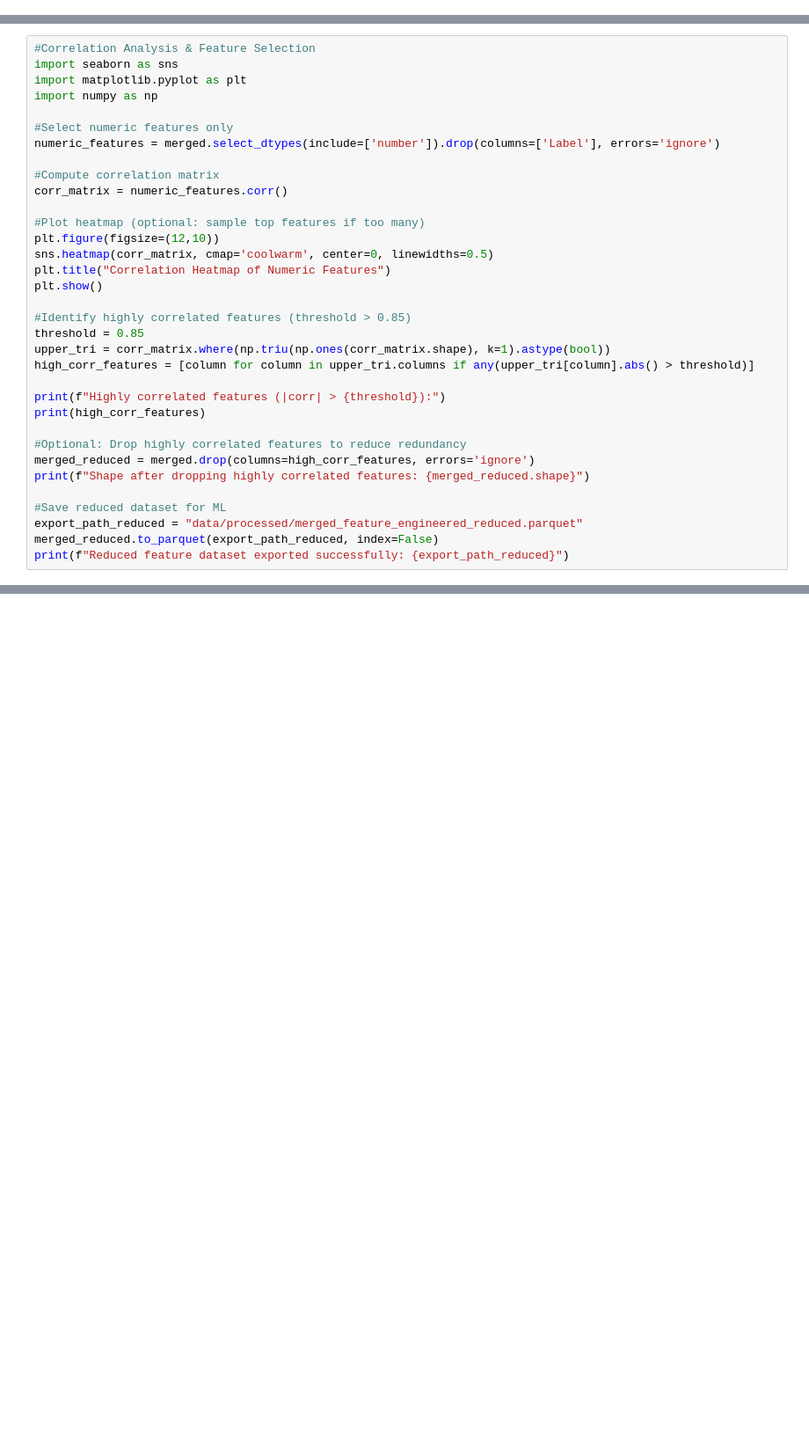
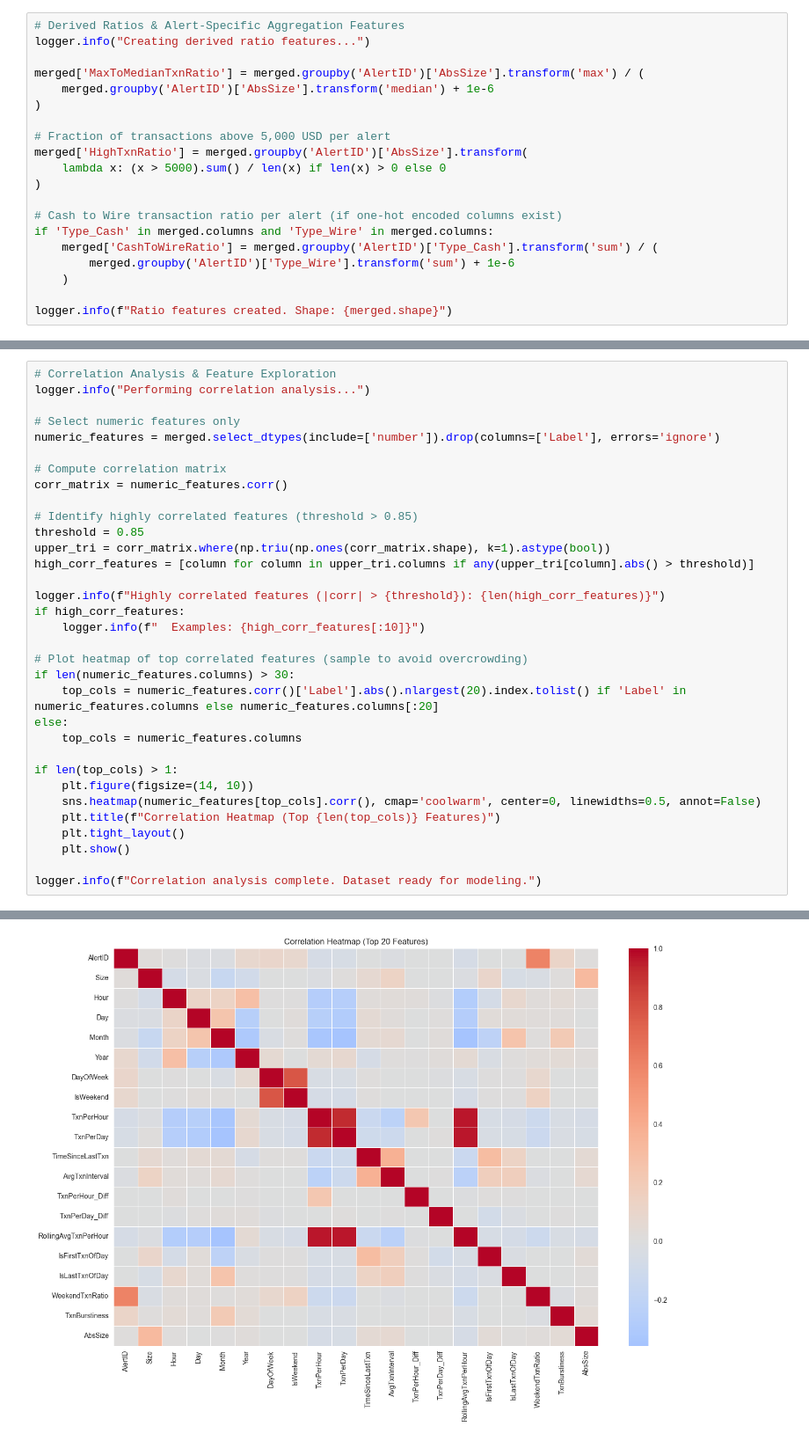
Before and after one commit to ESBTOM19/Anti-Money-Laundering-detection-and-Analysis-pipeline, a Jupyter notebook: notebooks/feature_engineering.ipynb, the cells around one changed output, grey strips where cells are left out. Shown at 88% size. Drawn from its saved outputs; the diff is of its cells as text; blank space fills up the shorter version.

```diff
--- a/notebooks/feature_engineering.ipynb
+++ b/notebooks/feature_engineering.ipynb
@@ -142,0 +273,20 @@ Current shape: (100000, 41)
+# %%
+# Derived Ratios & Alert-Specific Aggregation Features
+logger.info("Creating derived ratio features...")
+
+merged['MaxToMedianTxnRatio'] = merged.groupby('AlertID')['AbsSize'].transform('max') / (
+    merged.groupby('AlertID')['AbsSize'].transform('median') + 1e-6
+)
+
+# Fraction of transactions above 5,000 USD per alert
+merged['HighTxnRatio'] = merged.groupby('AlertID')['AbsSize'].transform(
+    lambda x: (x > 5000).sum() / len(x) if len(x) > 0 else 0
+)
+
+# Cash to Wire transaction ratio per alert (if one-hot encoded columns exist)
+if 'Type_Cash' in merged.columns and 'Type_Wire' in merged.columns:
+    merged['CashToWireRatio'] = merged.groupby('AlertID')['Type_Cash'].transform('sum') / (
+        merged.groupby('AlertID')['Type_Wire'].transform('sum') + 1e-6
+    )
+
+logger.info(f"Ratio features created. Shape: {merged.shape}")
@@ -378,34 +396,34 @@ print("Train/test datasets also exported for direct ML usage.")
 # %%
-#Correlation Analysis & Feature Selection
-import seaborn as sns
-import matplotlib.pyplot as plt
-import numpy as np
+# Correlation Analysis & Feature Exploration
+logger.info("Performing correlation analysis...")
 
-#Select numeric features only
+# Select numeric features only
 numeric_features = merged.select_dtypes(include=['number']).drop(columns=['Label'], errors='ignore')
 
-#Compute correlation matrix
+# Compute correlation matrix
 corr_matrix = numeric_features.corr()
 
-#Plot heatmap (optional: sample top features if too many)
-plt.figure(figsize=(12,10))
-sns.heatmap(corr_matrix, cmap='coolwarm', center=0, linewidths=0.5)
-plt.title("Correlation Heatmap of Numeric Features")
-plt.show()
-
-#Identify highly correlated features (threshold > 0.85)
+# Identify highly correlated features (threshold > 0.85)
 threshold = 0.85
 upper_tri = corr_matrix.where(np.triu(np.ones(corr_matrix.shape), k=1).astype(bool))
 high_corr_features = [column for column in upper_tri.columns if any(upper_tri[column].abs() > threshold)]
 
-print(f"Highly correlated features (|corr| > {threshold}):")
-print(high_corr_features)
+logger.info(f"Highly correlated features (|corr| > {threshold}): {len(high_corr_features)}")
+if high_corr_features:
+    logger.info(f"  Examples: {high_corr_features[:10]}")
 
-#Optional: Drop highly correlated features to reduce redundancy
-merged_reduced = merged.drop(columns=high_corr_features, errors='ignore')
-print(f"Shape after dropping highly correlated features: {merged_reduced.shape}")
+# Plot heatmap of top correlated features (sample to avoid overcrowding)
+if len(numeric_features.columns) > 30:
+    top_cols = numeric_features.corr()['Label'].abs().nlargest(20).index.tolist() if 'Label' in numeric_features.columns else numeric_features.columns[:20]
+else:
+    top_cols = numeric_features.columns
 
-#Save reduced dataset for ML
-export_path_reduced = "data/processed/merged_feature_engineered_reduced.parquet"
-merged_reduced.to_parquet(export_path_reduced, index=False)
-print(f"Reduced feature dataset exported successfully: {export_path_reduced}")
+if len(top_cols) > 1:
+    plt.figure(figsize=(14, 10))
+    sns.heatmap(numeric_features[top_cols].corr(), cmap='coolwarm', center=0, linewidths=0.5, annot=False)
+    plt.title(f"Correlation Heatmap (Top {len(top_cols)} Features)")
+    plt.tight_layout()
+    plt.show()
+
+logger.info(f"Correlation analysis complete. Dataset ready for modeling.")
+# %% [output]
@@ -411,0 +433 @@ print(f"Reduced feature dataset exported successfully: {export_path_reduced}")
+[figure, added]
```
Also changed, not shown: parts of 25 cells of this notebook, 3 other files.
